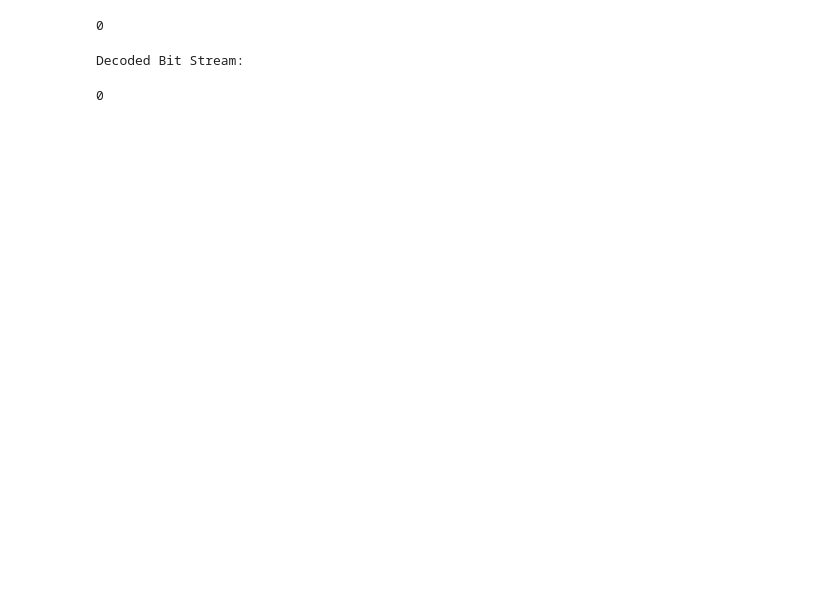
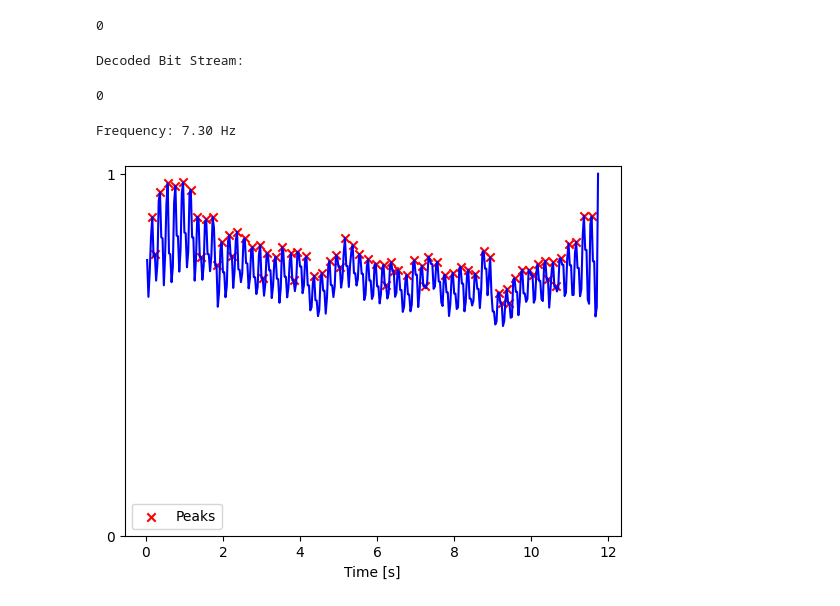
Before and after one commit to TsDiren22/Smartbeam, a Jupyter notebook: opencv_testing.ipynb, the cells around one changed output. Drawn from its saved outputs; the diff is of its cells as text; code cells hidden in the pictures; blank space fills up the shorter version.

```diff
--- a/opencv_testing.ipynb
+++ b/opencv_testing.ipynb
@@ -174,3 +174,61 @@ video_capture.release()
 print(counter)
 # %% [output]
 0
+# %%
+import cv2
+import numpy as np
+import matplotlib.pyplot as plt
+from scipy.signal import find_peaks
+
+# Read the video file
+cap = cv2.VideoCapture("vidscapstone/vid6.mp4")
+
+# Get video properties
+n_frames = int(cap.get(cv2.CAP_PROP_FRAME_COUNT))
+frame_rate = cap.get(cv2.CAP_PROP_FPS)
+t_frame = np.arange(1, n_frames + 1) / frame_rate
+
+# Initialize an array to store the cumulative sum of pixel values
+ghost_com = np.zeros(n_frames)
+
+# Process each frame
+for f_id in range(n_frames):
+    ret, frame = cap.read()
+    if not ret:
+        break
+
+    # Convert the frame to grayscale
+    gray_image = cv2.cvtColor(frame, cv2.COLOR_BGR2GRAY)
+
+    # Calculate the cumulative sum of pixel values
+    ghost_com[f_id] = np.sum(gray_image)
+
+# Normalize the cumulative sum
+ghost_com /= np.max(ghost_com)
+
+# Find peaks in the normalized cumulative sum signal
+peaks, _ = find_peaks(ghost_com)
+
+# Calculate rise time
+rise_time = t_frame[peaks[0]]  # Assuming the first peak corresponds to the rise
+
+# Calculate frequency
+frequency = len(peaks) / rise_time / 60
+
+# Print the frequency
+print("Frequency: {:.2f} Hz".format(frequency))
+
+# Plot the results with markers for the detected peaks
+plt.figure()
+plt.plot(t_frame, ghost_com, 'b')
+plt.scatter(t_frame[peaks], ghost_com[peaks], color='red', marker='x', label='Peaks')
+plt.yticks([0, 1])
+plt.xlabel('Time [s]')
+plt.legend()
+plt.show()
+
+# Release the video capture object
+cap.release()
+# %% [output]
+Frequency: 7.30 Hz
+[figure, added]
```
Also changed, not shown: parts of 2 cells of this notebook, 4 other files.
